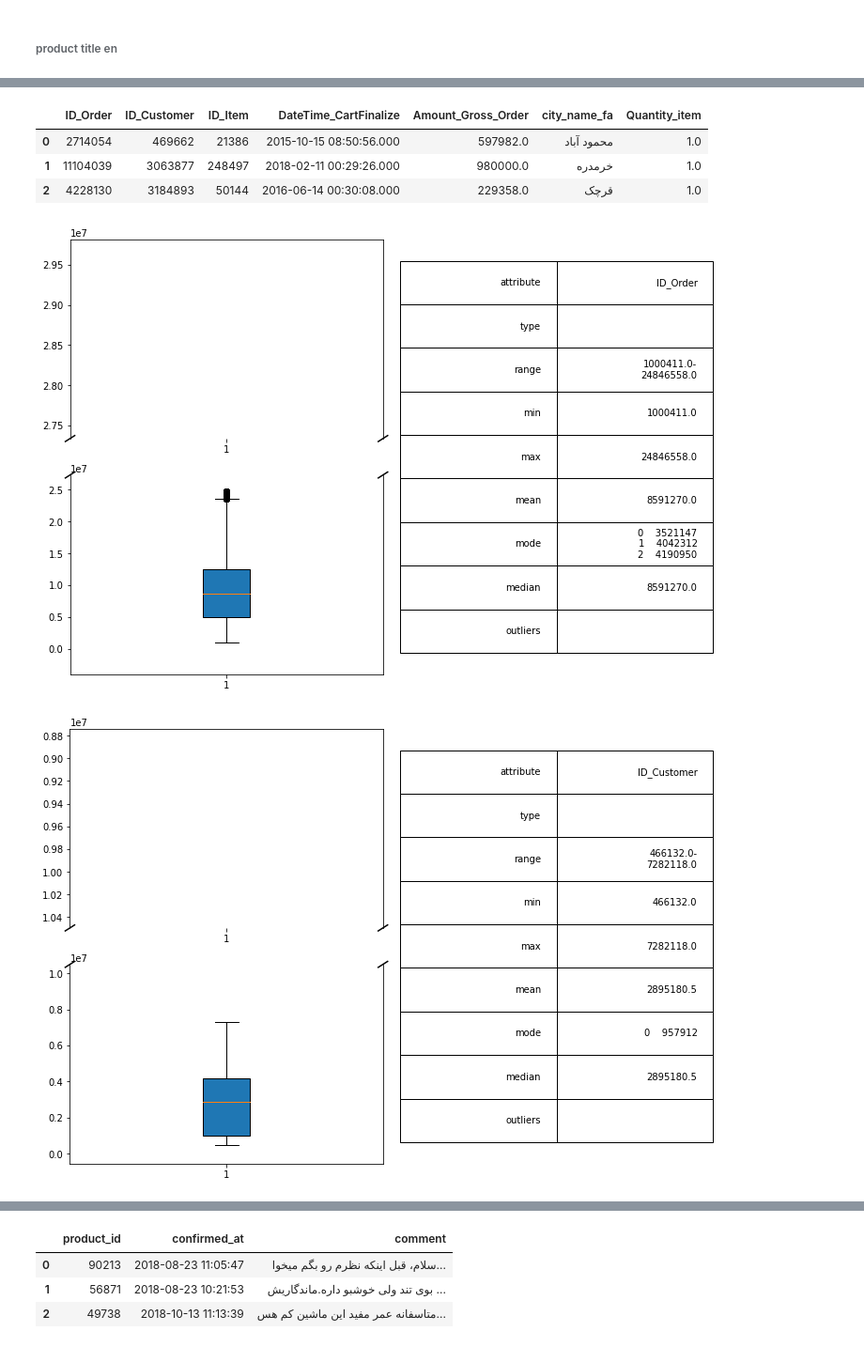
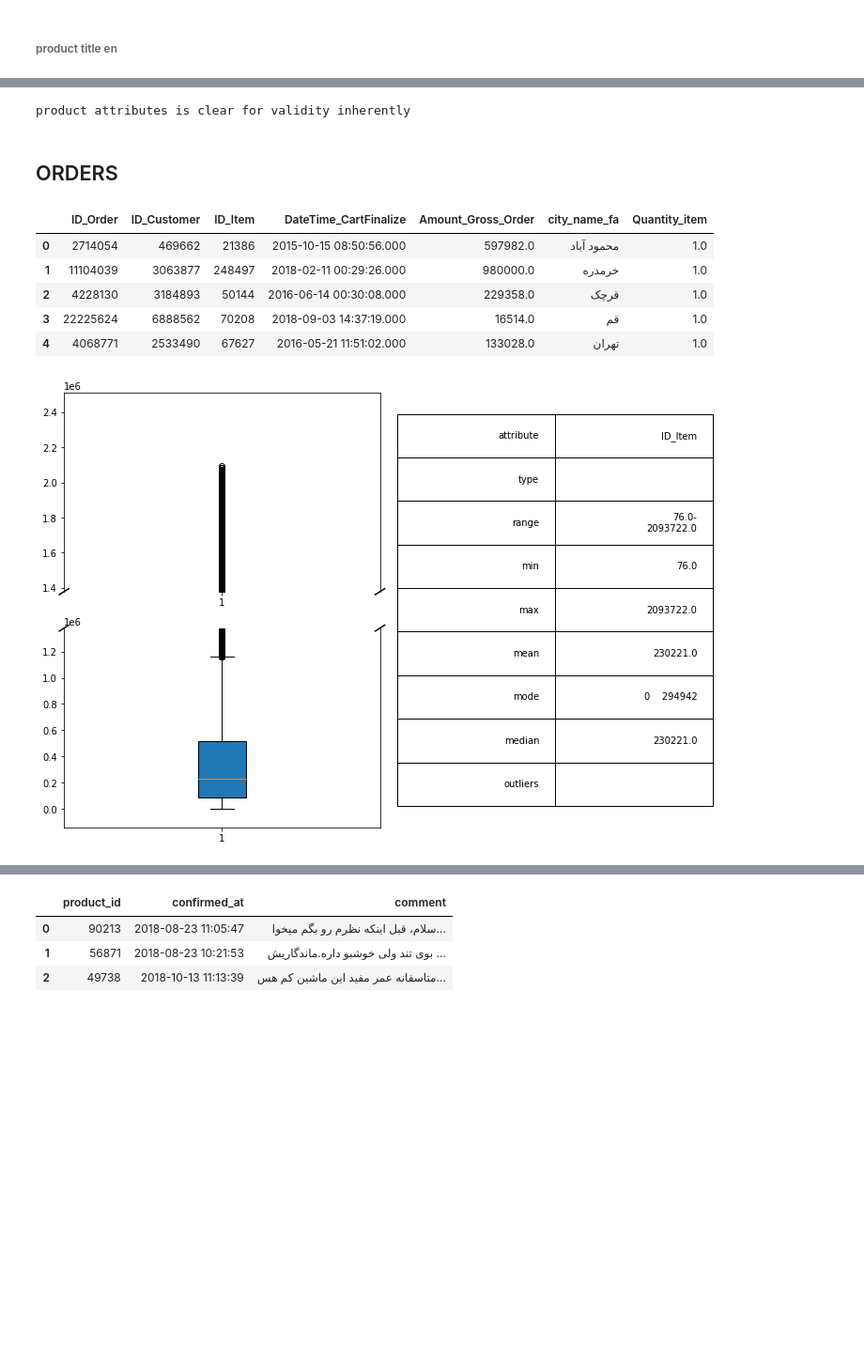
Before and after one commit to sulaimanbehzad/FDM_Project, a Jupyter notebook: p1.ipynb, the cells around one changed output, grey strips where cells are left out. Shown at 94% size. Drawn from its saved outputs; the diff is of its cells as text; code cells hidden in the pictures; blank space fills up the shorter version.

```diff
--- a/p1.ipynb
+++ b/p1.ipynb
@@ -177,18 +313,26 @@ not_valid_product_title_en.head(3)
+# %%
+print("product attributes is clear for validity inherently")
+# %% [output]
+product attributes is clear for validity inherently
 # %%
 products.to_csv('product/product.csv')
 data.remove_from_DFrames(['product'])
+# %% [markdown]
+## ORDERS
 # %%
 data = Data()
 data_frames = data.load_into_DFrames({'orders':'csv'})
-data_frames['orders'].head(3)
+orders = data_frames['orders']
+orders.head()
 # %% [output]
 |  | ID_Order | ID_Customer | ID_Item | DateTime_CartFinalize | Amount_Gross_Order | city_name_fa | Quantity_item |
 | 0 | 2714054 | 469662 | 21386 | 2015-10-15 08:50:56.000 | 597982.0 | محمود آباد | 1.0 |
 | 1 | 11104039 | 3063877 | 248497 | 2018-02-11 00:29:26.000 | 980000.0 | خرمدره | 1.0 |
 | 2 | 4228130 | 3184893 | 50144 | 2016-06-14 00:30:08.000 | 229358.0 | قرچک | 1.0 |
+| 3 | 22225624 | 6888562 | 70208 | 2018-09-03 14:37:19.000 | 16514.0 | قم | 1.0 |
+| 4 | 4068771 | 2533490 | 67627 | 2016-05-21 11:51:02.000 | 133028.0 | تهران | 1.0 |
 # %%
-attributes = ['ID_Order','ID_Customer','ID_Item','Amount_Gross_Order','Quantity_item']
+attributes = ['ID_Item']
 box_plot_table('orders',attributes)
 # %% [output]
-[figure, old version]
+[figure, new version]
-[figure, removed]
```
Also changed, not shown: parts of 98 cells of this notebook, 1 other file.
